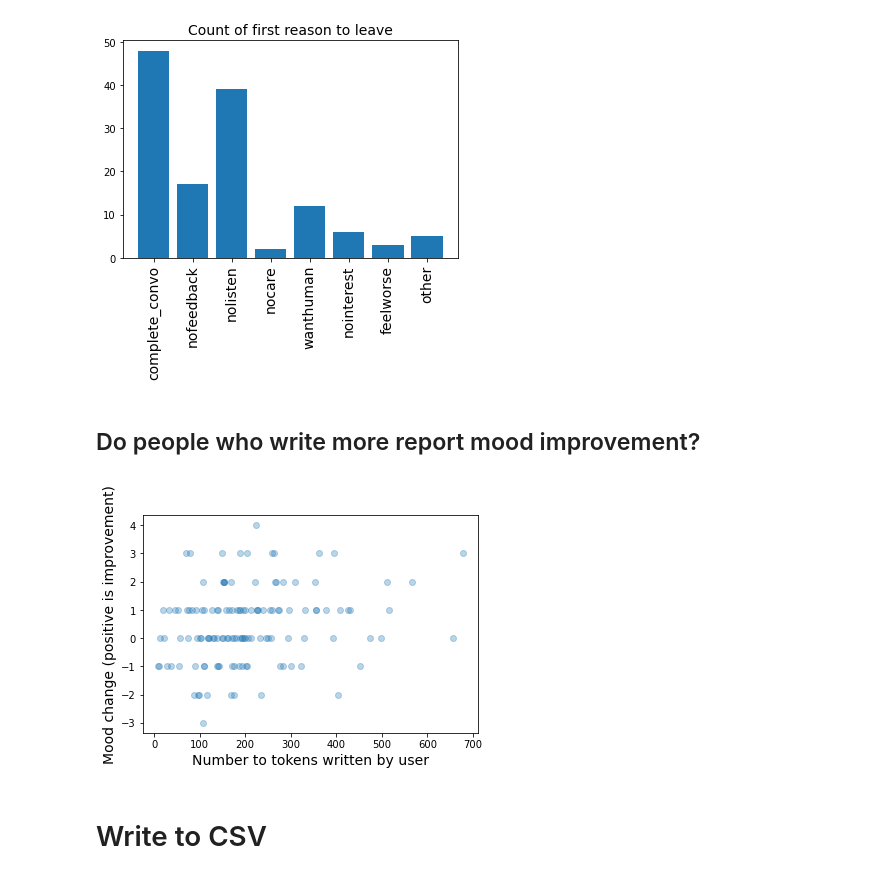
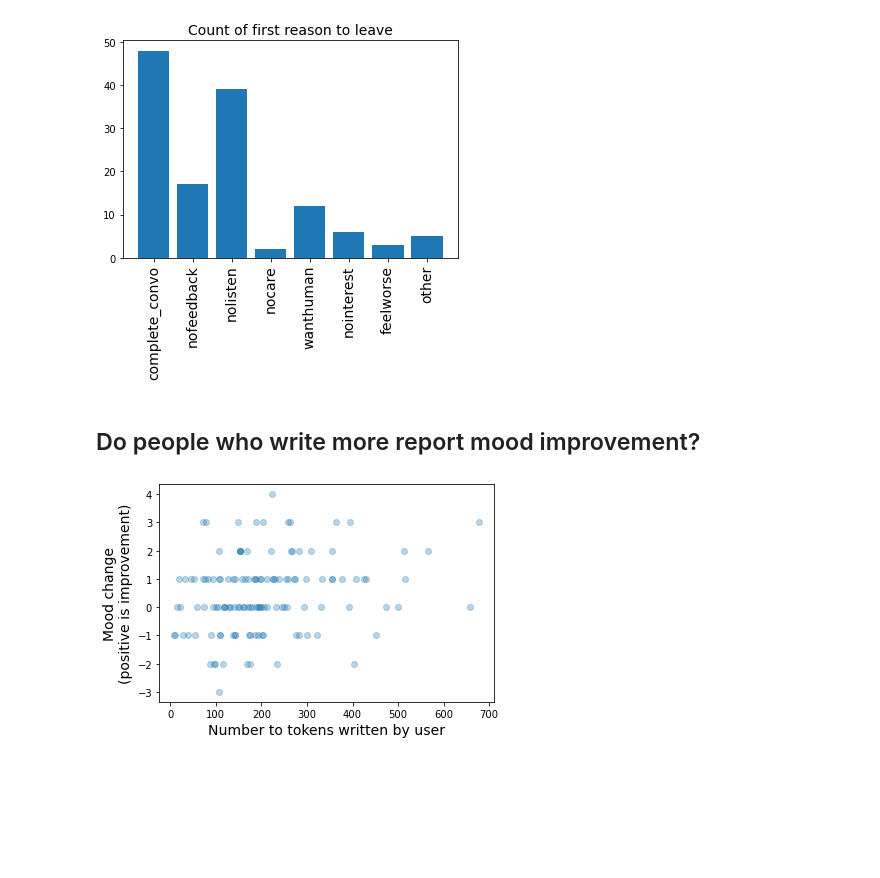
Before and after one commit to odemasi/therapybot_limitations, a Jupyter notebook: Therapybot_plots_v1.ipynb, the cells around one changed output. Drawn from its saved outputs; the diff is of its cells as text; code cells hidden in the pictures; blank space fills up the shorter version.

```diff
--- a/Therapybot_plots_v1.ipynb
+++ b/Therapybot_plots_v1.ipynb
@@ -410,14 +562,3 @@ plt.title('Count of first reason to leave', fontsize=14)
 plt.show()
 # %% [output]
 [figure]
-# %% [markdown]
-## Do people who write more report mood improvement?
-# %%
-plt.plot(participant_df['tot_message_tok'], participant_df['mood_change'], 'o', alpha=.3)
-plt.ylabel('Mood change (positive is improvement)', fontsize=14)
-plt.xlabel('Number to tokens written by user', fontsize=14)
-plt.show()
-# %% [output]
-[figure, removed]
-# %% [markdown]
-# Write to CSV
@@ -425,0 +565,9 @@ participant_df.to_csv('data/participant_data_18feb2021.csv')
+# %% [markdown]
+## Do people who write more report mood improvement?
+# %%
+plt.plot(participant_df['tot_message_tok'], participant_df['mood_change'], 'o', alpha=.3)
+plt.ylabel('Mood change\n(positive is improvement)', fontsize=14)
+plt.xlabel('Number to tokens written by user', fontsize=14)
+plt.show()
+# %% [output]
+[figure, added]
```
Also changed, not shown: parts of 71 cells of this notebook.
